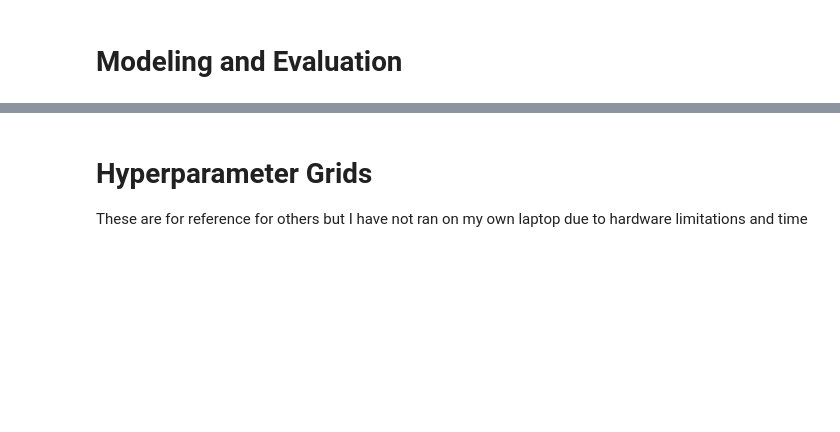
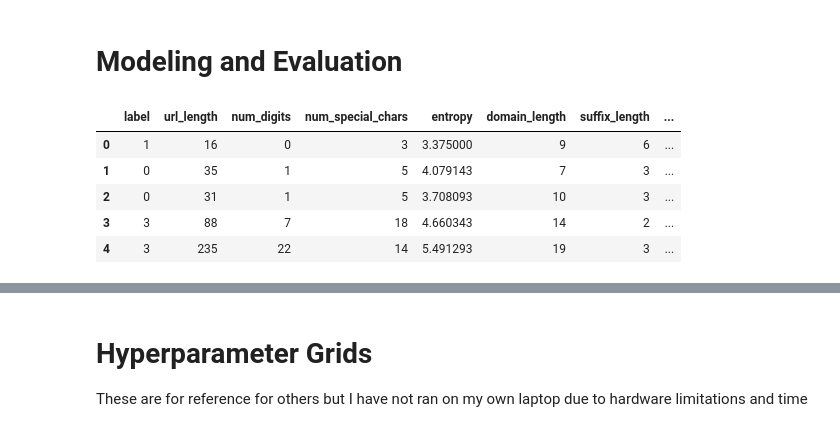
Before and after one commit to kyrikonis/phishing-web-detection, a Jupyter notebook: notebooks/03_modeling_and_eval.ipynb.ipynb, the cells around one changed output, grey strips where cells are left out. Saved outputs shown, nothing was run; the diff lists cells and outputs as text; code cells hidden in the pictures; blank space fills up the shorter version.

```diff
--- a/notebooks/03_modeling_and_eval.ipynb.ipynb
+++ b/notebooks/03_modeling_and_eval.ipynb.ipynb
@@ -20,6 +20,15 @@ import joblib
 # %%
 DATA_FEAT = Path("../data/features")
 df = pd.read_parquet(DATA_FEAT / "url_features.parquet")
+# %%
+df.head()
+# %% [output]
+|  | label | url_length | num_digits | num_special_chars | entropy | domain_length | suffix_length | ... |
+| 0 | 1 | 16 | 0 | 3 | 3.375000 | 9 | 6 | ... |
+| 1 | 0 | 35 | 1 | 5 | 4.079143 | 7 | 3 | ... |
+| 2 | 0 | 31 | 1 | 5 | 3.708093 | 10 | 3 | ... |
+| 3 | 3 | 88 | 7 | 18 | 4.660343 | 14 | 2 | ... |
+| 4 | 3 | 235 | 22 | 14 | 5.491293 | 19 | 3 | ... |
 # %%
 y = df['label'].astype(int)
 X = df.drop(columns='label')
```
Also changed, not shown: parts of 2 cells of this notebook, 3 other files.
